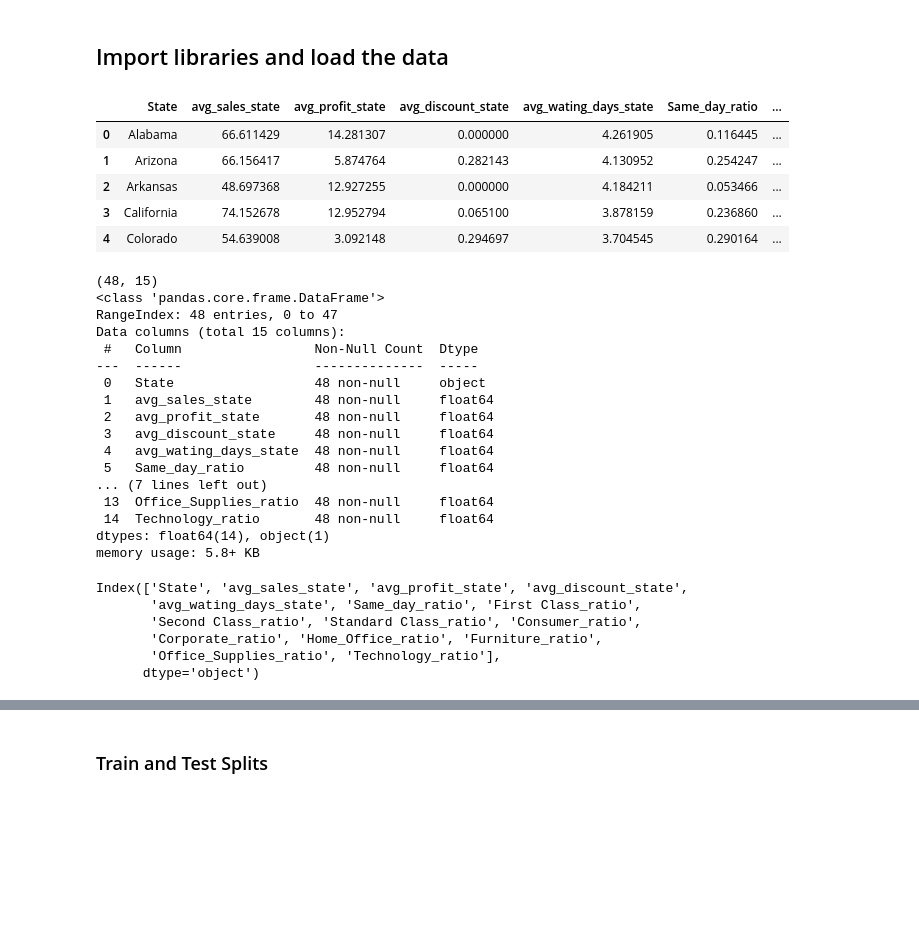
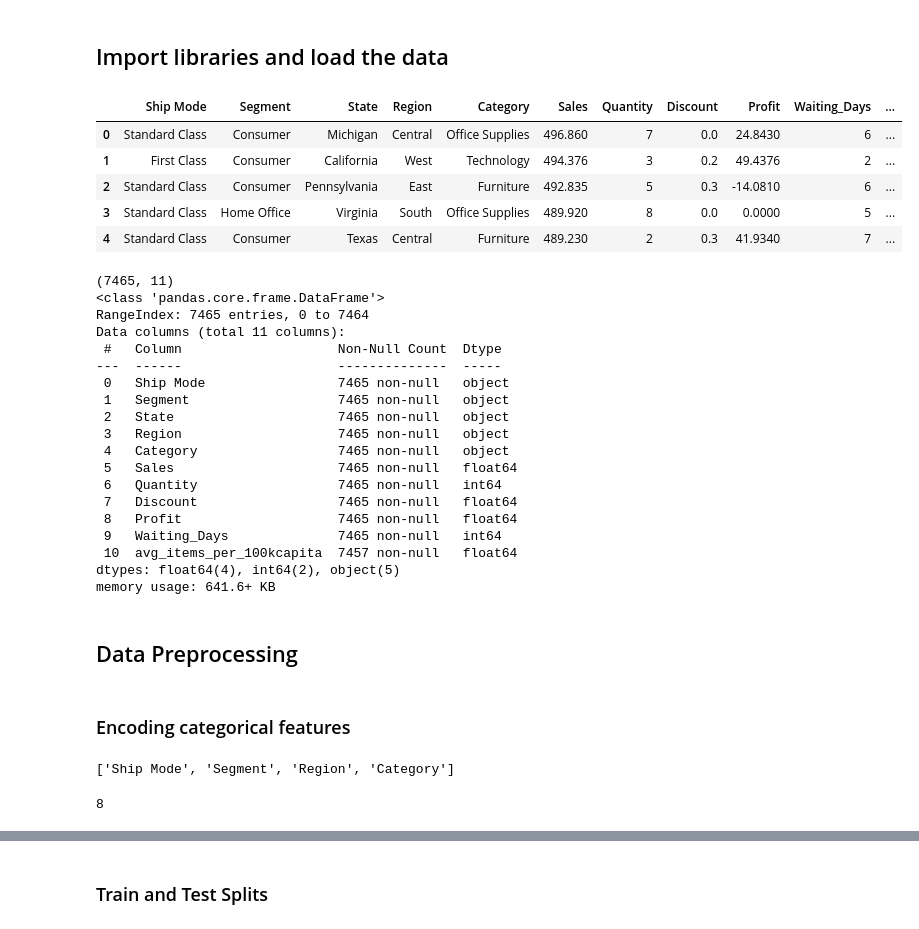
Before and after one commit to livia360/Captone_project2, a Jupyter notebook: Part2_Preprocessing_Modeling.ipynb, the cells around one changed output, grey strips where cells are left out. Saved outputs shown, nothing was run; the diff lists cells and outputs as text; code cells hidden in the pictures; blank space fills up the shorter version.

```diff
--- a/Part2_Preprocessing_Modeling.ipynb
+++ b/Part2_Preprocessing_Modeling.ipynb
@@ -30,40 +33,46 @@ sns.set_style('whitegrid')
 import warnings
 warnings.filterwarnings("ignore")
 # %%
-df = pd.read_csv('./Data/all_sales_summary.csv')
+df = pd.read_csv('./Data/clean_data.csv')
 df.head()
 # %% [output]
-|  | State | avg_sales_state | avg_profit_state | avg_discount_state | avg_wating_days_state | Same_day_ratio | ... |
-| 0 | Alabama | 66.611429 | 14.281307 | 0.000000 | 4.261905 | 0.116445 | ... |
-| 1 | Arizona | 66.156417 | 5.874764 | 0.282143 | 4.130952 | 0.254247 | ... |
-| 2 | Arkansas | 48.697368 | 12.927255 | 0.000000 | 4.184211 | 0.053466 | ... |
-| 3 | California | 74.152678 | 12.952794 | 0.065100 | 3.878159 | 0.236860 | ... |
-| 4 | Colorado | 54.639008 | 3.092148 | 0.294697 | 3.704545 | 0.290164 | ... |
+|  | Ship Mode | Segment | State | Region | Category | Sales | Quantity | Discount | Profit | Waiting_Days | ... |
+| 0 | Standard Class | Consumer | Michigan | Central | Office Supplies | 496.860 | 7 | 0.0 | 24.8430 | 6 | ... |
+| 1 | First Class | Consumer | California | West | Technology | 494.376 | 3 | 0.2 | 49.4376 | 2 | ... |
+| 2 | Standard Class | Consumer | Pennsylvania | East | Furniture | 492.835 | 5 | 0.3 | -14.0810 | 6 | ... |
+| 3 | Standard Class | Home Office | Virginia | South | Office Supplies | 489.920 | 8 | 0.0 | 0.0000 | 5 | ... |
+| 4 | Standard Class | Consumer | Texas | Central | Furniture | 489.230 | 2 | 0.3 | 41.9340 | 7 | ... |
 # %%
 print(df.shape)
 df.info()
-df.columns
 # %% [output]
-(48, 15)
+(7465, 11)
 <class 'pandas.core.frame.DataFrame'>
-RangeIndex: 48 entries, 0 to 47
-Data columns (total 15 columns):
- #   Column                 Non-Null Count  Dtype
----  ------                 --------------  -----
- 0   State                  48 non-null     object
- 1   avg_sales_state        48 non-null     float64
- 2   avg_profit_state       48 non-null     float64
- 3   avg_discount_state     48 non-null     float64
- 4   avg_wating_days_state  48 non-null     float64
- 5   Same_day_ratio         48 non-null     float64
-... (7 lines left out)
- 13  Office_Supplies_ratio  48 non-null     float64
- 14  Technology_ratio       48 non-null     float64
-dtypes: float64(14), object(1)
-memory usage: 5.8+ KB
+RangeIndex: 7465 entries, 0 to 7464
+Data columns (total 11 columns):
+ #   Column                    Non-Null Count  Dtype
+---  ------                    --------------  -----
+ 0   Ship Mode                 7465 non-null   object
+ 1   Segment                   7465 non-null   object
+ 2   State                     7465 non-null   object
+ 3   Region                    7465 non-null   object
+ 4   Category                  7465 non-null   object
+ 5   Sales                     7465 non-null   float64
+ 6   Quantity                  7465 non-null   int64
+ 7   Discount                  7465 non-null   float64
+ 8   Profit                    7465 non-null   float64
+ 9   Waiting_Days              7465 non-null   int64
+ 10  avg_items_per_100kcapita  7457 non-null   float64
+dtypes: float64(4), int64(2), object(5)
+memory usage: 641.6+ KB
-Index(['State', 'avg_sales_state', 'avg_profit_state', 'avg_discount_state',
-       'avg_wating_days_state', 'Same_day_ratio', 'First Class_ratio',
-       'Second Class_ratio', 'Standard Class_ratio', 'Consumer_ratio',
-       'Corporate_ratio', 'Home_Office_ratio', 'Furniture_ratio',
-       'Office_Supplies_ratio', 'Technology_ratio'],
-      dtype='object')
+# %% [markdown]
+## Data Preprocessing
+# %% [markdown]
+### Encoding categorical features
+# %%
+# Categorical to Quantitative relationship
+categorical_features = [i for i in df.columns if df.dtypes[i] == "object"]
+categorical_features.remove("State")
+categorical_features
+# %% [output]
+['Ship Mode', 'Segment', 'Region', 'Category']
@@ -69,0 +85,5 @@ Index(['State', 'avg_sales_state', 'avg_profit_state', 'avg_discount_state',
+# %%
+# fill in missing values
+df['avg_items_per_100kcapita'].isna().sum()
+# %% [output]
+8
```
Also changed, not shown: parts of 28 cells of this notebook.
